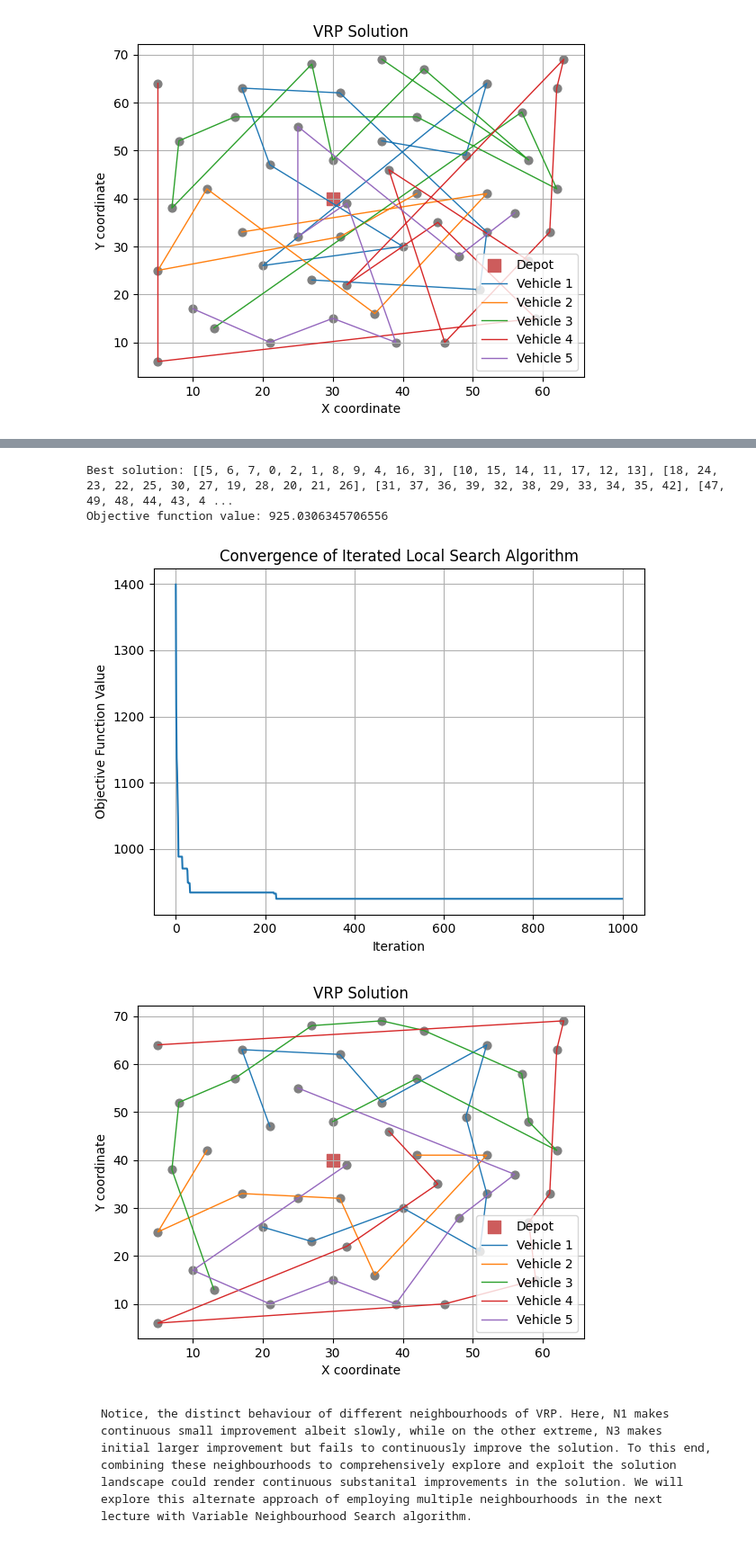
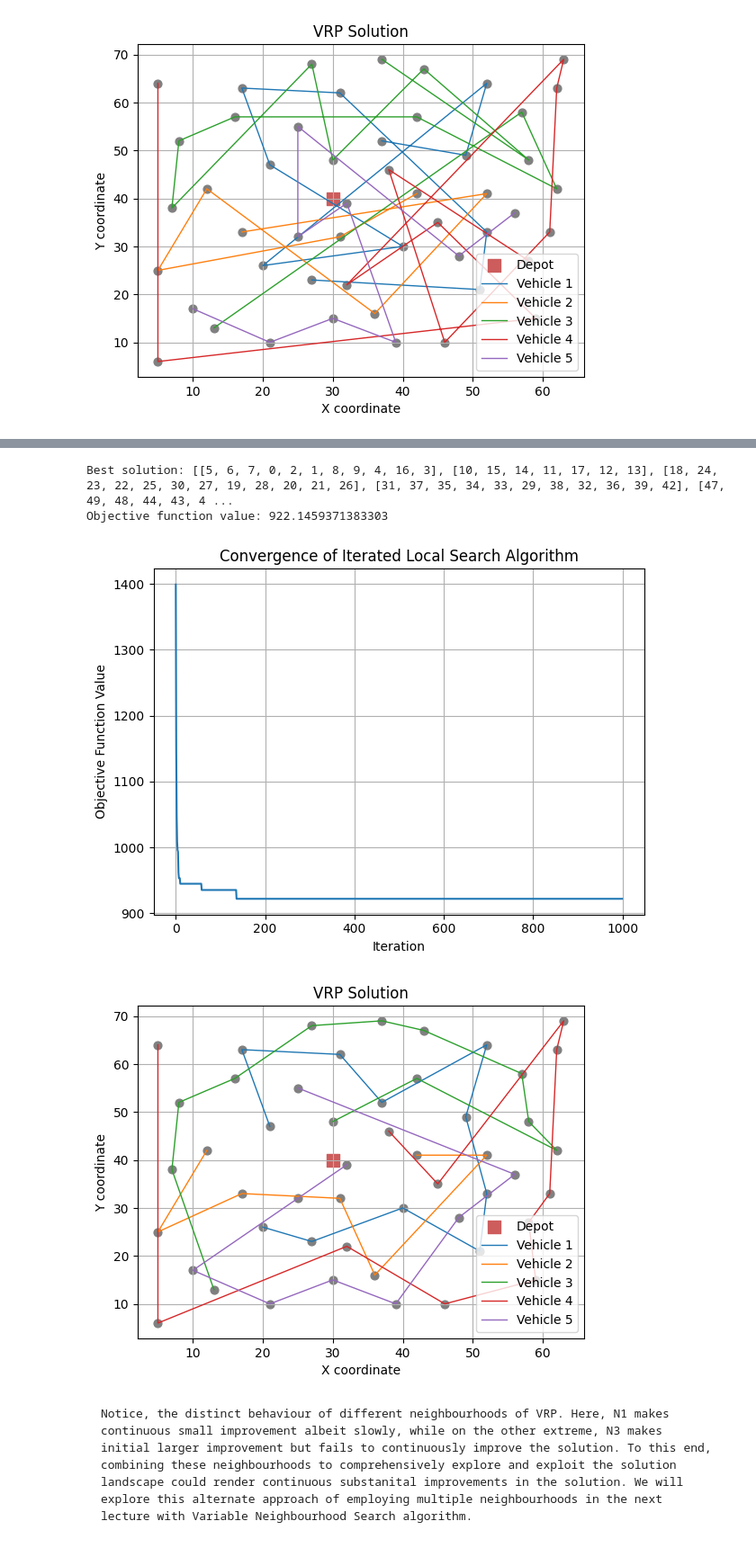
Before and after one commit to anmpahwa/CE5972, a Jupyter notebook: book/content/lecture_34.ipynb, the cells around one changed output, grey strips where cells are left out. Shown at 90% size. Drawn from its saved outputs; the diff is of its cells as text; code cells hidden in the pictures.

````diff
--- a/book/content/lecture_34.ipynb
+++ b/book/content/lecture_34.ipynb
@@ -68,6 +68,7 @@ def ils(s_o, ls, N, X, n=100, t=1e-5):
             s = s_n
 
         if f(s) < f(s_b):                 # Update best solution if improved
+            e   = f(s_b) - f(s)
             s_b = s
 
         S.append(s_b)                     # Store best solution at each iteration
@@ -322,32 +323,32 @@ Objective function value: 815.2678930769745
 # %%
 # N3 neighbourhood
 N   = N3
 X   = {"n": 100}
-S   = ils(s_o, ls, N, X, n=1000, t=1e-5)
+S   = ils(s_o, ls, N, X, n=1000, t=1e-15)
 s_b = S[-1]
 F   = [f(s) for s in S]
 
 # Report outcome
 print("Best solution:", s_b)
 print("Objective function value:", f(s_b))
 
 # Convergence plot
 fig = plt.figure()
 plt.plot(F)
 plt.xlabel("Iteration")
 plt.ylabel("Objective Function Value")
 plt.title("Convergence of Iterated Local Search Algorithm")
 plt.grid()
 plt.tight_layout()
 plt.show()
 
 # Visualise the solution
 viz(s_b)
 # %% [output]
-Best solution: [[5, 6, 7, 0, 2, 1, 8, 9, 4, 16, 3], [10, 15, 14, 11, 17, 12, 13], [18, 24, 23, 22, 25, 30, 27, 19, 28, 20, 21, 26], [31, 37, 36, 39, 32, 38, 29, 33, 34, 35, 42], [47, 49, 48, 44, 43, 4 ...
-Objective function value: 925.0306345706556
+Best solution: [[5, 6, 7, 0, 2, 1, 8, 9, 4, 16, 3], [10, 15, 14, 11, 17, 12, 13], [18, 24, 23, 22, 25, 30, 27, 19, 28, 20, 21, 26], [31, 37, 35, 34, 33, 29, 38, 32, 36, 39, 42], [47, 49, 48, 44, 43, 4 ...
+Objective function value: 922.1459371383303
-[figure, old version]
+[figure, new version]
-[figure, old version]
+[figure, new version]
 # %% [markdown]
 ```{note}
 Notice, the distinct behaviour of different neighbourhoods of VRP. Here, N1 makes continuous small improvement albeit slowly, while on the other extreme, N3 makes initial larger improvement but fails to continuously improve the solution. To this end, combining these neighbourhoods to comprehensively explore and exploit the solution landscape could render continuous substanital improvements in the solution. We will explore this alternate approach of employing multiple neighbourhoods in the next lecture with Variable Neighbourhood Search algorithm.
````
Also changed, not shown: parts of 2 cells of this notebook.
